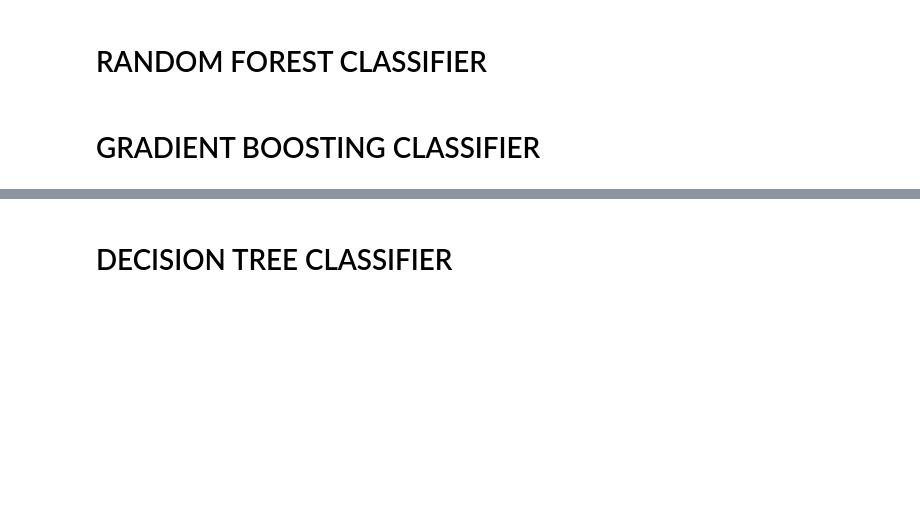
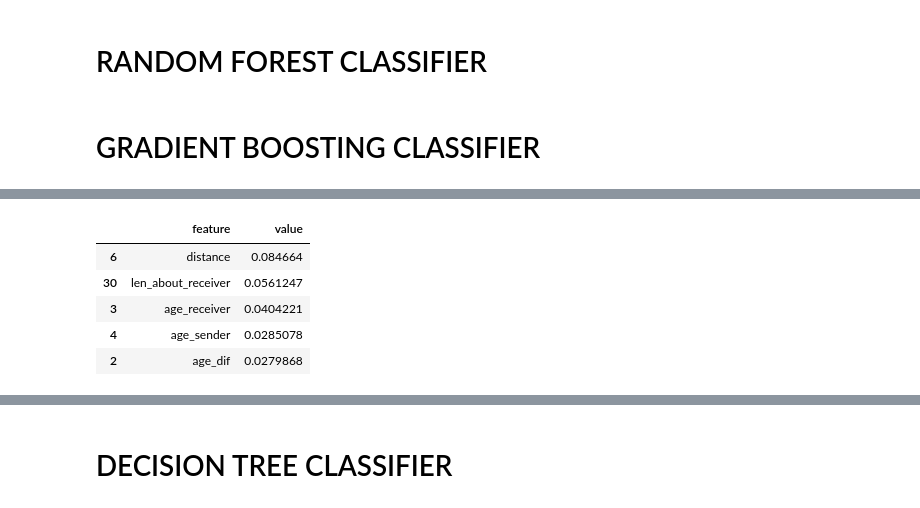
Before and after one commit to rczyrnik/Find-A-Flatmate, a Jupyter notebook: 3_DiscreteModels_Messages.ipynb, the cells around one changed output, grey strips where cells are left out. Cells and saved outputs as stored; diff of their text form; code cells hidden in the pictures; blank space fills up the shorter version.

```diff
--- a/3_DiscreteModels_Messages.ipynb
+++ b/3_DiscreteModels_Messages.ipynb
@@ -168,0 +142,11 @@ key:
+# %%
+# show feature importances
+feature_df = display_feature_importances()
+feature_df.head()
+# %% [output]
+|  | feature | value |
+| 6 | distance | 0.084664 |
+| 30 | len_about_receiver | 0.0561247 |
+| 3 | age_receiver | 0.0404221 |
+| 4 | age_sender | 0.0285078 |
+| 2 | age_dif | 0.0279868 |
```
Also changed, not shown: parts of 21 cells of this notebook, 5 other files.
